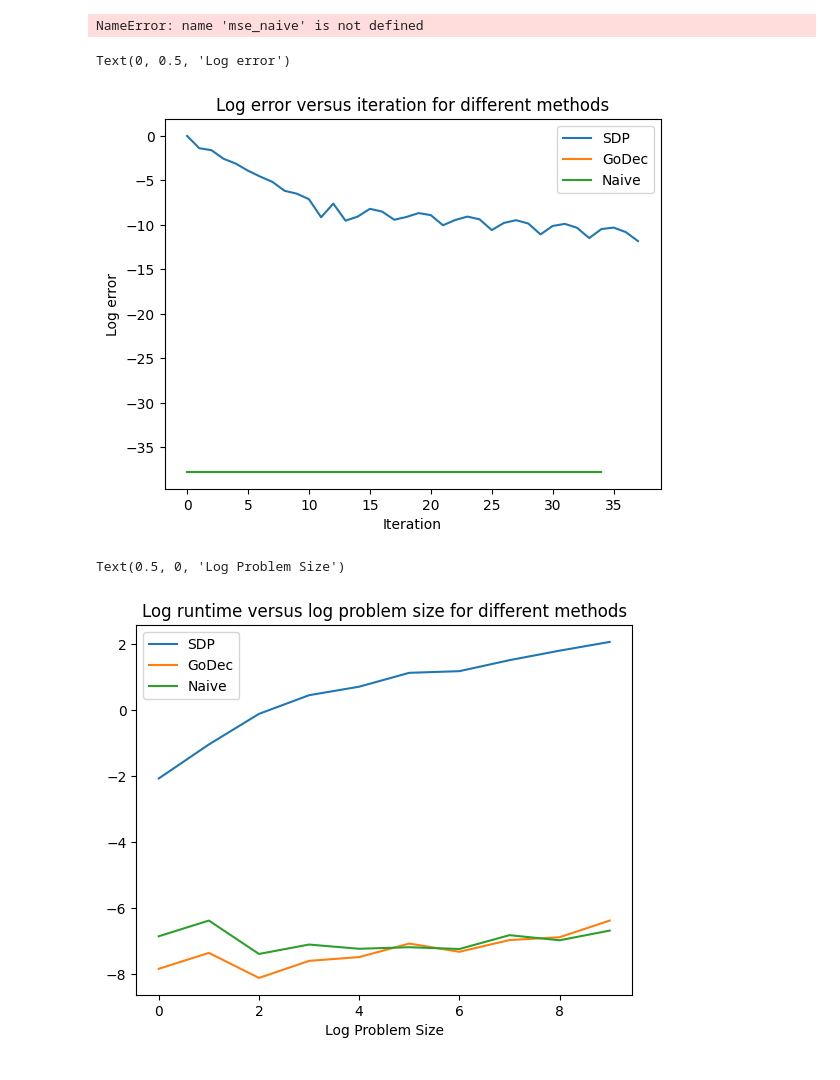
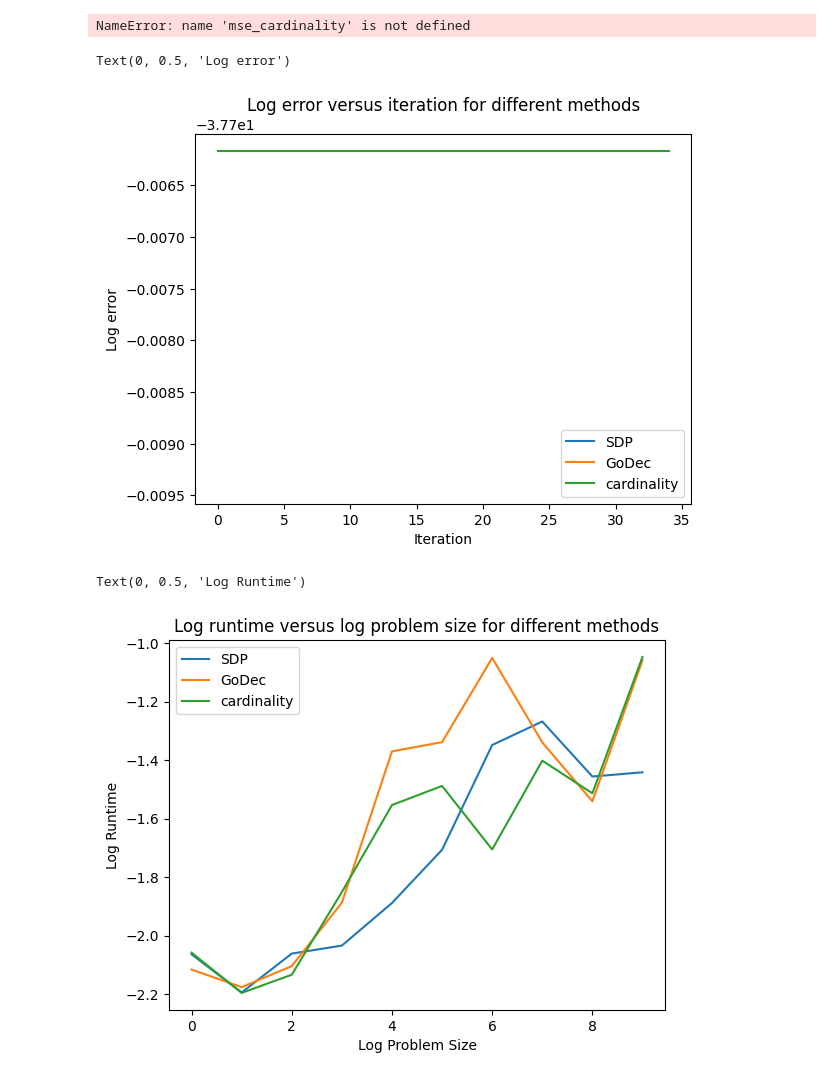
Before and after one commit to rsha256/SparseLoRA, a Jupyter notebook: main.ipynb, the cells around one changed output. Saved outputs shown, nothing was run; the diff lists cells and outputs as text; code cells hidden in the pictures.

```diff
--- a/main.ipynb
+++ b/main.ipynb
@@ -12,59 +15,69 @@ import time
 # %%
 MSE_sdp = []
-MSE_naive = []
+MSE_cardinality = []
 MSE_godec = []
 
 sparsity = {
-    "naive": [],
+    "cardinality": [],
     "godec": [],
     "sdp": [],
 }
 
 ranks = {
-    "naive": [],
+    "cardinality": [],
     "godec": [],
     "sdp": [],
 }
 
 runtimes = {
-    "naive": [],
+    "cardinality": [],
     "godec": [],
     "sdp": [],
 }
 
+condition_numbers = []
+
 tol=1e-3
 
-for pp in [10, 20, 30, 40, 50, 60, 70, 80, 90, 100]:
-    r = pp//5
+n = 100
+
+pp_vals = 1000*np.ones(n, dtype=int)
+r_vals = np.linspace(2, 50, n).astype(int)
+s_vals = 0.1*np.ones(n)
+
+for pp, r, s in zip(pp_vals, r_vals, s_vals):
+
     for X in np.random.randn(1, pp, pp):
+        print(np.linalg.cond(X))
+        condition_numbers.append(np.linalg.cond(X))
         # Solve SDP
         start = time.time()
-        L_sdp, S_sdp, LS_sdp, err_sdp = sdp_naive(X, r, tol=tol)
+        L_sdp, S_sdp, LS_sdp, err_sdp = svd_cardinality(X, r, card=s tol=tol)
         end = time.time()
         runtimes["sdp"].append(end-start)
         MSE_sdp.append(err_sdp)
 
         # Solve GoDec
         start = time.time()
-        L_godec, S_godec, LS_godec, err_godec = godec(X, r, tol=tol)
+        L_godec, S_godec, LS_godec, err_godec = godec.godec(X, r, tol=tol)
         end = time.time()
         runtimes["godec"].append(end-start)
         MSE_godec.append(err_godec)
 
-        # Solve naive
+        # Solve cardinality
         start = time.time()
-        L_naive, S_naive, LS_naive, err_naive = svd_naive(X, r)
+        L_cardinality, S_cardinality, LS_cardinality, err_cardinality = svd_cardinality(X, r, tol=tol)
         end = time.time()
-        runtimes["naive"].append(end-start)
-        MSE_naive.append(err_naive)
+        runtimes["cardinality"].append(end-start)
+        MSE_cardinality.append(err_cardinality)
 
         # Save sparsity
-        sparsity["naive"].append(np.sum(np.abs(S_naive) > 1e-5)/pp**2)
+        sparsity["cardinality"].append(np.sum(np.abs(S_cardinality) > 1e-5)/pp**2)
         sparsity["godec"].append(np.sum(np.abs(S_godec) > 1e-5)/pp**2)
         sparsity["sdp"].append(np.sum(np.abs(S_sdp) > 1e-5)/pp**2)
 
         # Save ranks
-        ranks["naive"].append(np.linalg.matrix_rank(L_naive))
+        ranks["cardinality"].append(np.linalg.matrix_rank(L_cardinality))
         ranks["godec"].append(np.linalg.matrix_rank(L_godec))
         ranks["sdp"].append(np.linalg.matrix_rank(L_sdp))
 # %% [output]
@@ -181,30 +109,31 @@ MSE_sdp[0]
 # %%
-mse_naive[0]
+mse_cardinality[0]
 # %% [output]
-NameError: name 'mse_naive' is not defined
+NameError: name 'mse_cardinality' is not defined
 # %%
-plt.plot(np.log(MSE_sdp[-1]), label='SDP')
-plt.plot(np.log(np.repeat(MSE_godec[-1], 35)), label='GoDec')
-plt.plot(np.log(np.repeat(MSE_naive[-1], 35)), label='Naive')
+plt.plot(np.log(MSE_sdp[:][-1]), label='SDP')
+plt.plot(np.log(MSE_godec[:][-1]), label='GoDec')
+# plt.plot(np.log(np.repeat(MSE_godec[-1], 35)), label='GoDec')
+plt.plot(np.log(np.repeat(MSE_cardinality[-1], 35)), label='cardinality')
 plt.legend()
 plt.title('Log error versus iteration for different methods')
 plt.xlabel('Iteration')
 plt.ylabel('Log error')
 # %% [output]
 Text(0, 0.5, 'Log error')
-[figure, old version]
+[figure, new version]
 # %%
 # plot log runtimes
 plt.plot(np.log(runtimes["sdp"]), label='SDP')
 plt.plot(np.log(runtimes["godec"]), label='GoDec')
-plt.plot(np.log(runtimes["naive"]), label='Naive')
+plt.plot(np.log(runtimes["cardinality"]), label='cardinality')
 plt.legend()
 plt.title('Log runtime versus log problem size for different methods')
 plt.xlabel('Log Problem Size')
 plt.ylabel('Log Runtime')
 # %% [output]
-Text(0.5, 0, 'Log Problem Size')
+Text(0, 0.5, 'Log Runtime')
-[figure, old version]
+[figure, new version]
 # %%
 # plot sparsity
 plt.plot(sparsity["sdp"], label='SDP')
```
Also changed, not shown: parts of 14 cells of this notebook, 2 other files.
